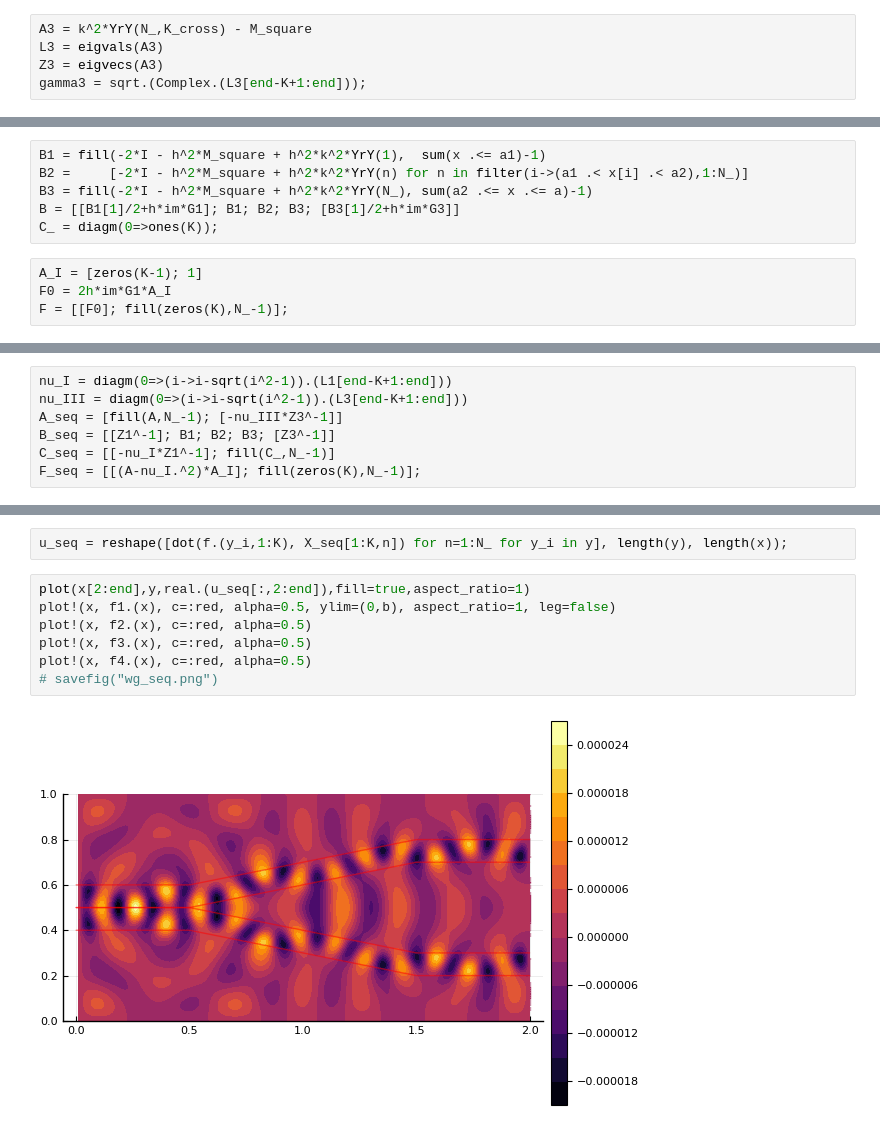
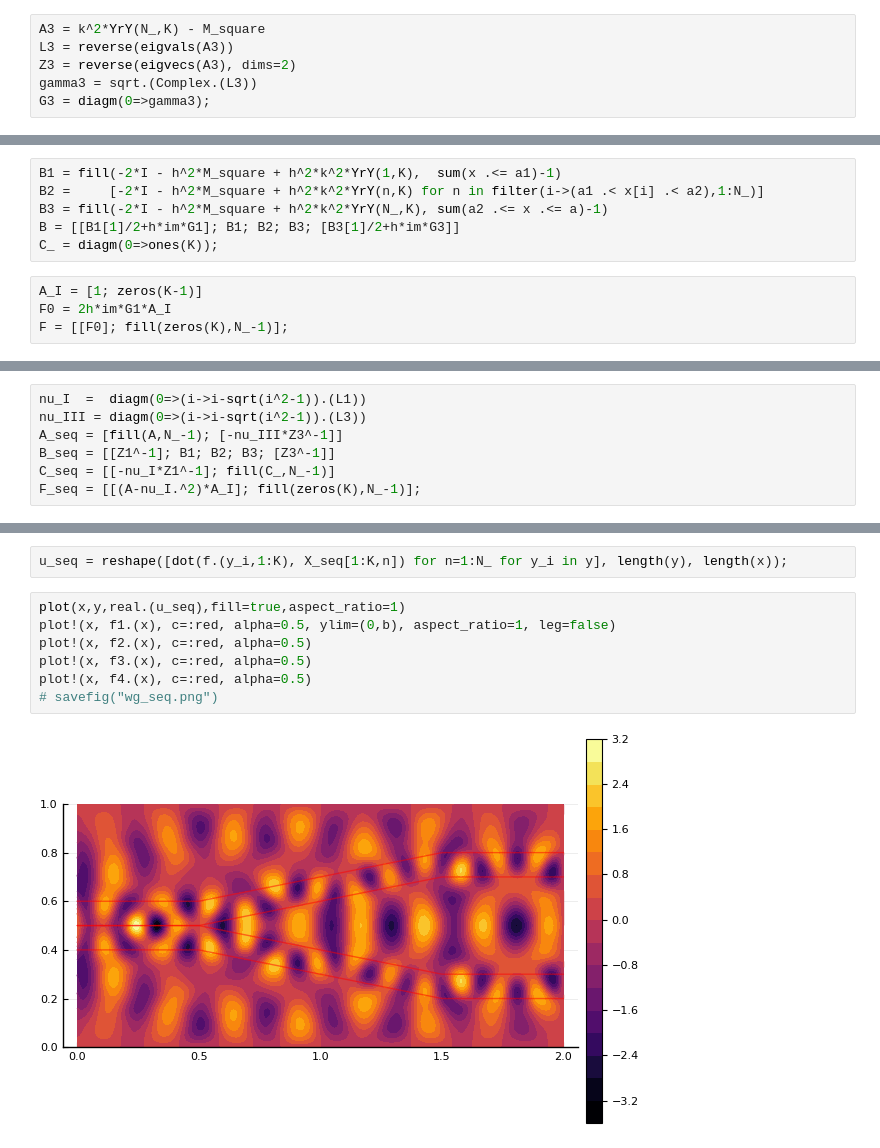
Before and after one commit to Sergane/Symbolic, a Jupyter notebook: waveguide.ipynb, the cells around one changed output, grey strips where cells are left out. Cells and saved outputs as stored; diff of their text form.

Commit message:
sort eigvecs before procedure

```diff
--- a/waveguide.ipynb
+++ b/waveguide.ipynb
@@ -240,7 +246,8 @@ plot!(x, 0*x.+(b/2+0.1), c=:red, alpha=0.5)
 # %% [markdown]
 ### Расщепление волновода
 # %%
-A3 = k^2*YrY(N_,K_cross) - M_square
-L3 = eigvals(A3)
-Z3 = eigvecs(A3)
-gamma3 = sqrt.(Complex.(L3[end-K+1:end]));
+A3 = k^2*YrY(N_,K) - M_square
+L3 = reverse(eigvals(A3))
+Z3 = reverse(eigvecs(A3), dims=2)
+gamma3 = sqrt.(Complex.(L3))
+G3 = diagm(0=>gamma3);
@@ -250,11 +254,11 @@ G3 = diagm(0=>gamma3);
 # %%
-B1 = fill(-2*I - h^2*M_square + h^2*k^2*YrY(1),  sum(x .<= a1)-1)
-B2 =     [-2*I - h^2*M_square + h^2*k^2*YrY(n) for n in filter(i->(a1 .< x[i] .< a2),1:N_)]
-B3 = fill(-2*I - h^2*M_square + h^2*k^2*YrY(N_), sum(a2 .<= x .<= a)-1)
+B1 = fill(-2*I - h^2*M_square + h^2*k^2*YrY(1,K),  sum(x .<= a1)-1)
+B2 =     [-2*I - h^2*M_square + h^2*k^2*YrY(n,K) for n in filter(i->(a1 .< x[i] .< a2),1:N_)]
+B3 = fill(-2*I - h^2*M_square + h^2*k^2*YrY(N_,K), sum(a2 .<= x .<= a)-1)
 B = [[B1[1]/2+h*im*G1]; B1; B2; B3; [B3[1]/2+h*im*G3]]
 C_ = diagm(0=>ones(K));
 # %%
-A_I = [zeros(K-1); 1]
+A_I = [1; zeros(K-1)]
 F0 = 2h*im*G1*A_I
 F = [[F0]; fill(zeros(K),N_-1)];
 # %%
@@ -273,6 +277,6 @@ plot!(x, f4.(x), c=:red, alpha=0.5)
 # %%
-nu_I = diagm(0=>(i->i-sqrt(i^2-1)).(L1[end-K+1:end]))
-nu_III = diagm(0=>(i->i-sqrt(i^2-1)).(L3[end-K+1:end]))
+nu_I  =  diagm(0=>(i->i-sqrt(i^2-1)).(L1))
+nu_III = diagm(0=>(i->i-sqrt(i^2-1)).(L3))
 A_seq = [fill(A,N_-1); [-nu_III*Z3^-1]]
 B_seq = [[Z1^-1]; B1; B2; B3; [Z3^-1]]
 C_seq = [[-nu_I*Z1^-1]; fill(C_,N_-1)]
@@ -282,11 +286,11 @@ X_seq = matrix_thomas(A_seq,B_seq,C_seq,F_seq,typ=Complex);
 # %%
 u_seq = reshape([dot(f.(y_i,1:K), X_seq[1:K,n]) for n=1:N_ for y_i in y], length(y), length(x));
 # %%
-plot(x[2:end],y,real.(u_seq[:,2:end]),fill=true,aspect_ratio=1)
+plot(x,y,real.(u_seq),fill=true,aspect_ratio=1)
 plot!(x, f1.(x), c=:red, alpha=0.5, ylim=(0,b), aspect_ratio=1, leg=false)
 plot!(x, f2.(x), c=:red, alpha=0.5)
 plot!(x, f3.(x), c=:red, alpha=0.5)
 plot!(x, f4.(x), c=:red, alpha=0.5)
 # savefig("wg_seq.png")
 # %% [output]
-[figure, old version]
+[figure, new version]
```
Also changed, not shown: parts of 19 cells of this notebook.
